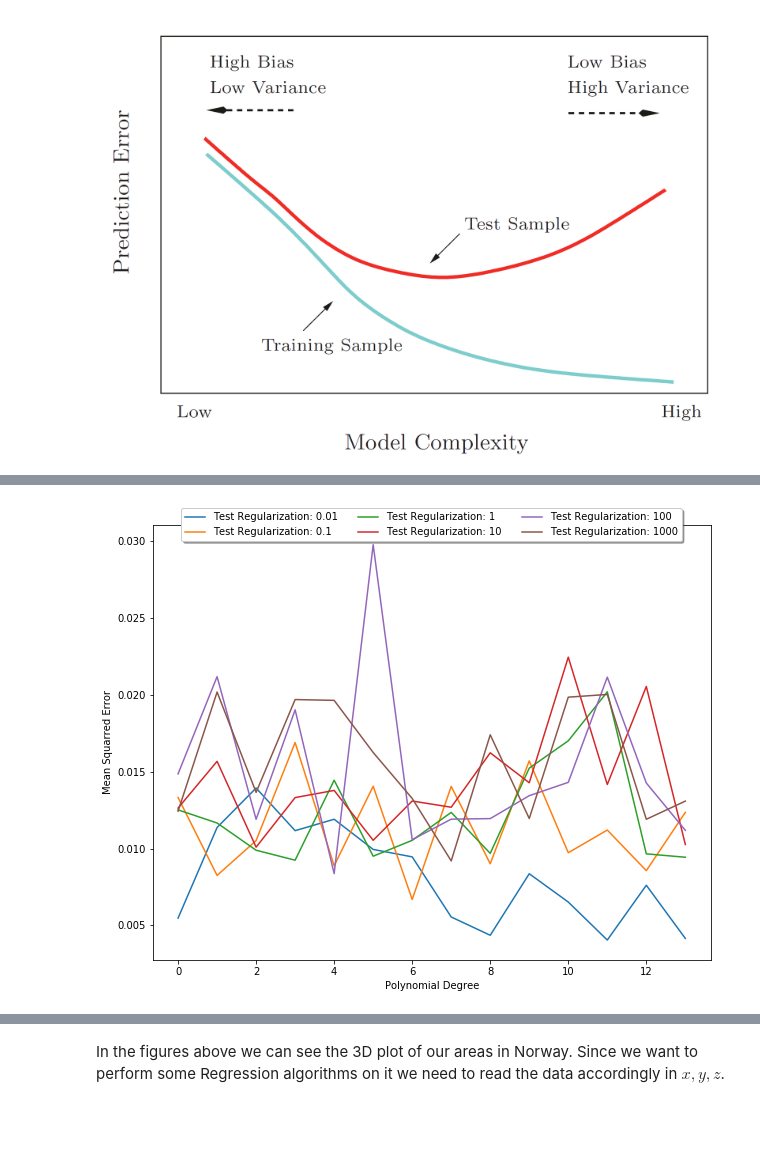
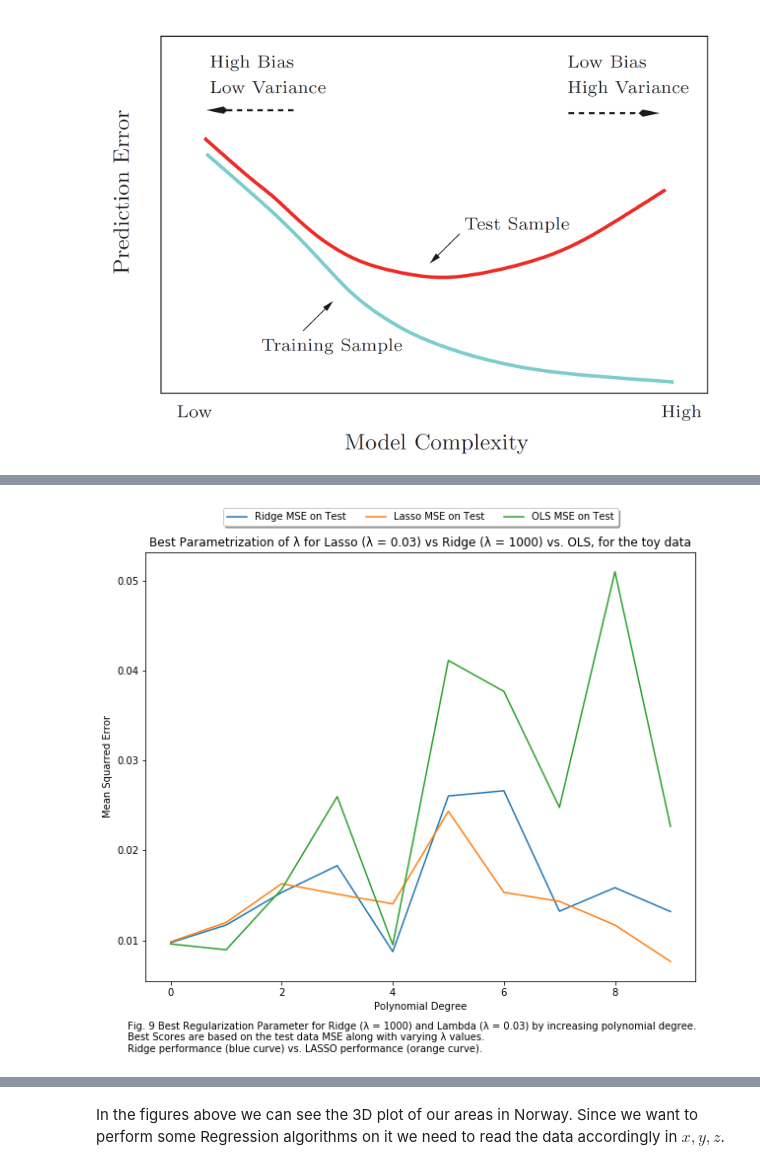
Before and after one commit to lenlehm/Credit_Card_Analysis, a Jupyter notebook: RegressionAnalysisAndResampling.ipynb, the cells around one changed output, grey strips where cells are left out. Drawn from its saved outputs; the diff is of its cells as text; code cells hidden in the pictures; blank space fills up the shorter version.

```diff
--- a/RegressionAnalysisAndResampling.ipynb
+++ b/RegressionAnalysisAndResampling.ipynb
@@ -818,0 +819,14 @@ txt = 'Fig. 4 Toy data example and illustration of the effect of lambda. \n Ridg
+# %%
+# Tabulate the MSE Error on Test only Across Lasso, Ridge, OLS
+# extract the best lambda column with the best test mse scores
+ridge_row, ridge_col = np.where(mse_ridge_test[:, 1:] == np.amin(mse_ridge_test[:, 1:]))
+lasso_row, lasso_col = np.where(mse_lasso_test[:, 1:] == np.amin(mse_lasso_test[:, 1:]))
+
+# create the table on MSE
+total_mse = np.hstack((np.arange(maxdegree).reshape(-1, 1),ols_mse_test.reshape(-1, 1), mse_ridge_test[:, ridge_col], mse_lasso_test[:, lasso_col]))
+print(tabulate(total_mse, headers=['Degree', 'MSE on Test set, OLS', 'MSE on Test set, Ridge', 'MSE on Test set, Lasso']))
+
+# same for R2
+print('\n')
+total_r2 = np.hstack((np.arange(maxdegree).reshape(-1, 1),ols_r2_test.reshape(-1, 1), r2_ridge_test[:, ridge_col], r2_lasso_test[:, lasso_col]))
+print(tabulate(total_r2, headers=['Degree', 'R2 on Test set, OLS', 'R2 on Test set, Ridge', 'R2 on Test set, Lasso']))
@@ -819,16 +851,24 @@ txt = 'Fig. 4 Toy data example and illustration of the effect of lambda. \n Ridg
 # %%
-#mse_lasso_test[:, 0] # get the polynomial degrees
+# ONLY PLOT THE BEST SCORES OF THE MODEL AND COMPARE LASSO vs. RIDGE
+# A plot is saying more than 1000 words could describe it - so let's describe what we see then:
+txt = 'Fig. 9 Best Regularization Parameter for Ridge (λ = ' + str(lambda_to_test[int(ridge_col)]) + ') and Lambda (λ = ' + str(lambda_to_test[int(lasso_col)]) + ') by increasing polynomial degree. \nBest Scores are based on the test data MSE along with varying λ values.  \nRidge performance (blue curve) vs. LASSO performance (orange curve).'
 fig = plt.figure(figsize=(10, 8))
-for i, lamda in enumerate(lambda_to_test, 1):
-    plt.plot(mse_lasso_test[:, 0], mse_lasso_test[:, i], label= 'Test Regularization: ' + str(lamda))
+
+plt.plot(mse_lasso_test[:, 0], mse_ridge_test[:, ridge_col], label="Ridge MSE on Test")
+plt.plot(mse_lasso_test[:, 0], mse_lasso_test[:, lasso_col], label="Lasso MSE on Test")
+plt.plot(mse_lasso_test[:, 0], ols_mse_test, label="OLS MSE on Test")
+
+# for i, lamda in enumerate(lambda_to_test, 1):
+#     plt.plot(mse_lasso_test[:, 0], mse_lasso_test[:, i], label= 'Test Regularization: ' + str(lamda))
     #plt.plot(mse_lasso_train[:, 0], mse_lasso_train[:, i], label= 'Train Regularization: ' + str(lamda))
+
 plt.ylabel("Mean Squarred Error")
 plt.xlabel("Polynomial Degree")
 plt.legend(loc="upper left")
-plt.title("Illustration of Regularization parameter across the degrees")
-#plt.savefig(plot_dir + '\\lambda_effects.png', transparent=True, bbox_inches='tight')
-#fig.text(0.1, 0, txt)
-plt.legend(loc='upper center', bbox_to_anchor=(0.5, 1.05), ncol=3, fancybox=True, shadow=True)
+plt.title('Best Parametrization of λ for Lasso (λ = ' + str(lambda_to_test[int(lasso_col)]) + ') vs Ridge (λ = ' + str(lambda_to_test[int(ridge_col)]) + ') vs. OLS, for the toy data')
+plt.savefig(plot_dir + '\\franke_models.png', transparent=True, bbox_inches='tight')
+fig.text(0.1, 0, txt)
+plt.legend(loc='lower center', bbox_to_anchor=(0.5, 1.05), ncol=3, fancybox=True, shadow=True)
 plt.show()
 # %% [output]
-[figure, old version]
+[figure, new version]
```
Also changed, not shown: parts of 74 cells of this notebook, 1 other file.
